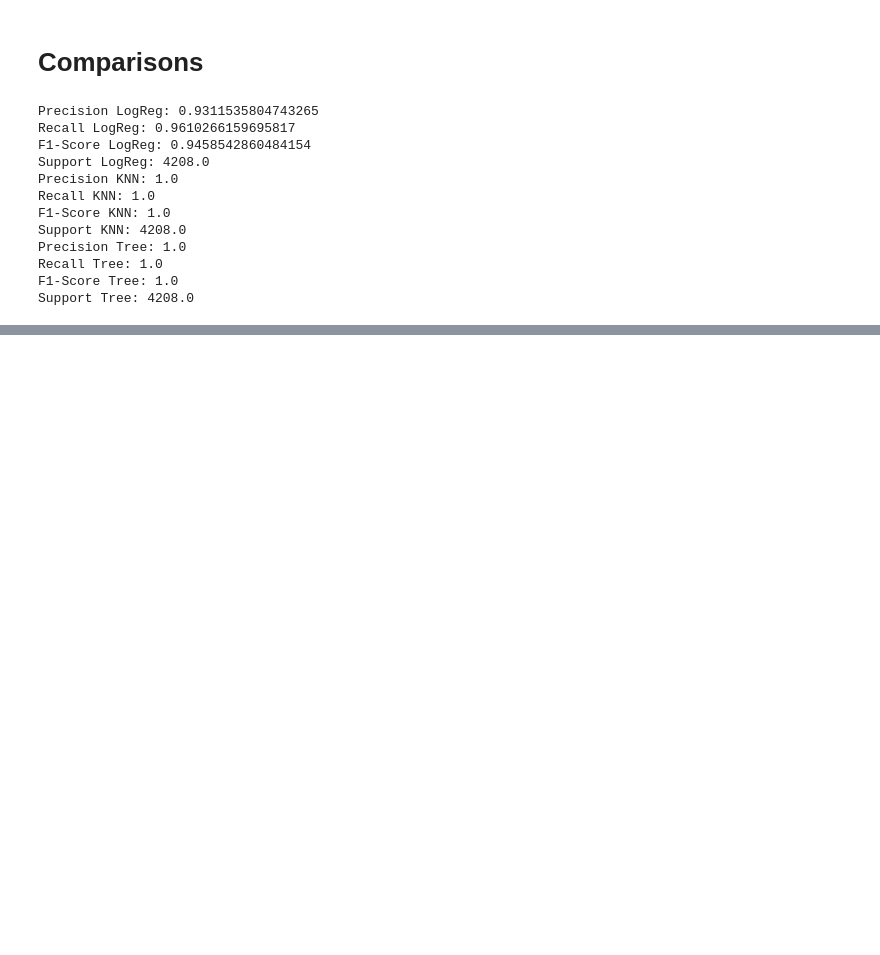
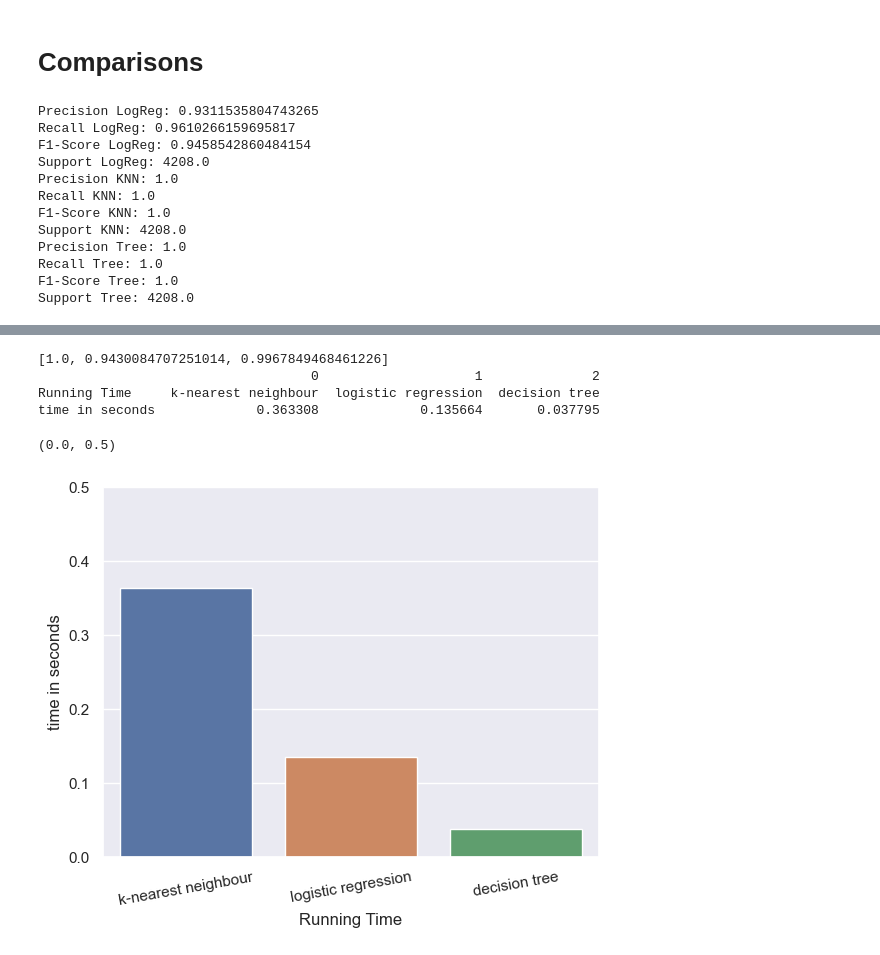
Before and after one commit to T-Tatsuya-W/AI_Coursework, a Jupyter notebook: workings.ipynb, the cells around one changed output, grey strips where cells are left out. Saved outputs shown, nothing was run; the diff lists cells and outputs as text; code cells hidden in the pictures; blank space fills up the shorter version.

Commit message:
added run time

```diff
--- a/workings.ipynb
+++ b/workings.ipynb
@@ -405,6 +406,8 @@ Now we have split the data into all the seperate parts.
 # %% [markdown]
 # Logistic Regression
 # %%
+start_time = time.time()
+
 LogReg = LogisticRegression(solver='lbfgs', max_iter=1000)
 LogReg.fit(X_train, y_train)
 y_pred=LogReg.predict(X_test)
@@ -419,6 +422,11 @@ scores = cross_val_score(LogReg, X, y, cv=10)
 
 print('Cross-Validation scores: {}'.format(scores))
 print('Average score: {}'.format(np.mean(scores)))
+
+end_time = time.time()
+RunTimeLogReg = end_time - start_time
+
+print("Running time of Logistic Regression: {:.6f} seconds".format(RunTimeLogReg))
 # %% [output]
 The Accuracy for Training Set is 94.03798804080196
 The Accuracy for Test Set is 94.298605414274
@@ -569,6 +578,9 @@ Support: 4208.0
 # K-nearest callable function
 neighbors default is 5, so this is a reasonable value to pass in
 # %%
+# start the timer
+start_time2 = time.time()
+
 from sklearn.neighbors import KNeighborsClassifier
 def knearest(X_train, y_train, X_test, neighbors, distance_metric):
     from sklearn.neighbors import KNeighborsClassifier
@@ -594,6 +606,10 @@ knnreport = classification_report(y_test, knearest_pred)
 
 kNeighbors = KNeighborsClassifier().fit(X_train, y_train)
 eval_confusion(kNeighbors, X_test, y_test, knearest_pred)
+
+end_time2 = time.time()
+RunTimeKNN = end_time2 - start_time2
+print("Running time of KNN: {:.6f} seconds".format(RunTimeKNN))
 # %% [output]
 [0 0 1 ... 1 1 1]
 The Accuracy for Test Set is 100.0
@@ -836,12 +853,19 @@ tclf__min_samples_split: 3
 weighted avg       1.00      1.00      1.00      2438
 # %%
 #just rewriting ↑
+start_time3 = time.time()
 from sklearn.tree import DecisionTreeClassifier
 clf = DecisionTreeClassifier(criterion="entropy", max_depth=30, min_samples_leaf =1, min_samples_split=4)
 clf = clf.fit(X_train, y_train)
 decision_tree_predictions = clf.predict(X_test)
 decisiontreereport = classification_report(y_test, decision_tree_predictions)
 print(decisiontreereport)
+
+
+end_time3 = time.time()
+RunTimeTree = end_time3 - start_time3
+print("Running time of Decision Tree: {:.6f} seconds".format(RunTimeTree))
+
 classification_report_str3 = classification_report(y_test, decision_tree_predictions)
 
 # convert classification_report_str to dataframe
@@ -1060,3 +1085,18 @@ Recall  k-nearest neighbour  logistic regression  decision tree
 scores                  1.0             0.961027            1.0
 (0.9, 1.0)
 [figure]
+# %%
+runtime = [RunTimeKNN, RunTimeLogReg, RunTimeTree]
+print(results)
+df = pd.DataFrame({'Running Time':['k-nearest neighbour', 'logistic regression', 'decision tree'], 'time in seconds':runtime})
+print(df.T)
+sns.barplot(x = df['Running Time'], y = df['time in seconds'])
+plt.xticks(rotation=10)
+plt.ylim((0,0.5))
+# %% [output]
+[1.0, 0.9430084707251014, 0.9967849468461226]
+                                   0                    1              2
+Running Time     k-nearest neighbour  logistic regression  decision tree
+time in seconds             0.363308             0.135664       0.037795
+(0.0, 0.5)
+[figure, added]
```
Also changed, not shown: parts of 14 cells of this notebook.
